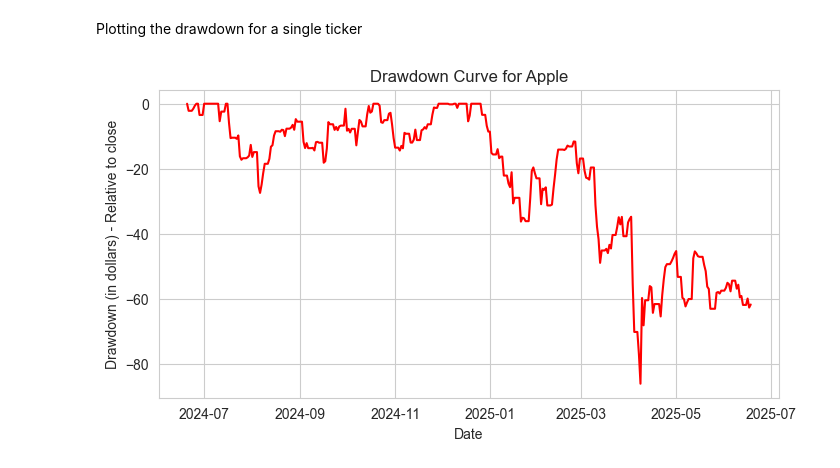
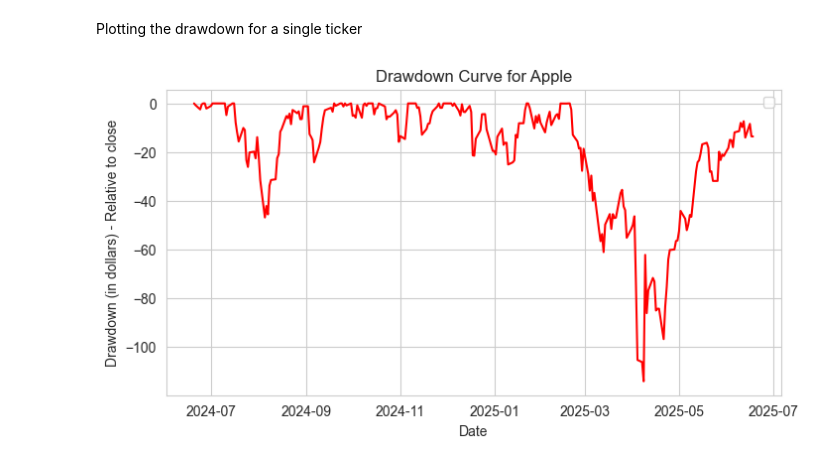
Before and after one commit to humaspasta/Market-Data-Pipeline-Descriptive-Analytics, a Jupyter notebook: project_1_data_pipeline.ipynb, the cells around one changed output. Drawn from its saved outputs; the diff is of its cells as text; code cells hidden in the pictures.

```diff
--- a/project_1_data_pipeline.ipynb
+++ b/project_1_data_pipeline.ipynb
@@ -183,13 +185,14 @@ sns.heatmap(corr, annot=True)
 # %% [markdown]
 Plotting the drawdown for a single ticker
 # %%
-aaple_df = data.clean_ticker_data('AAPL')
+aaple_df = data.clean_ticker_data('SPY')
 
 plt.figure(figsize=(8,4))
 plt.plot(aaple_df['Date'] , aaple_df['Drawdown'], color='red')
 plt.xlabel('Date')
 plt.ylabel('Drawdown (in dollars) - Relative to close')
 plt.title('Drawdown Curve for Apple')
+plt.legend()
 plt.show()
 # %% [output]
-[figure, old version]
+[figure, new version]
```
Also changed, not shown: parts of 4 cells of this notebook, 1 other file.
